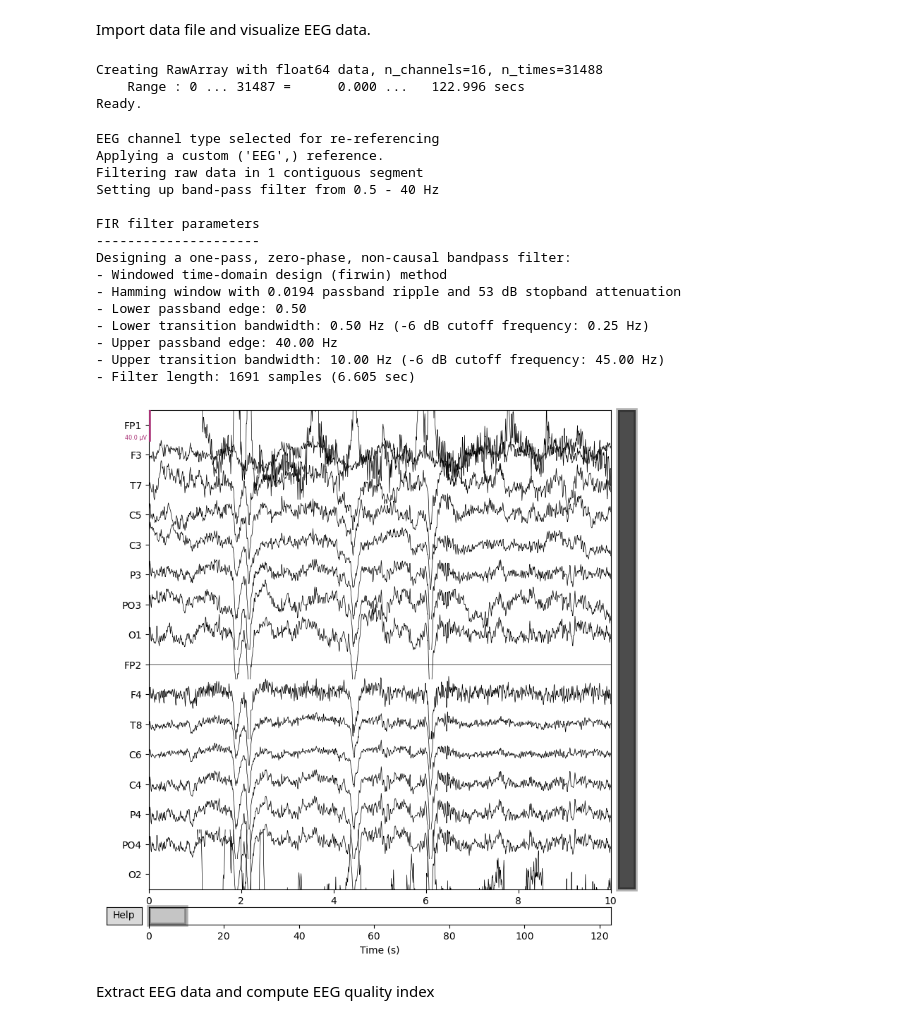
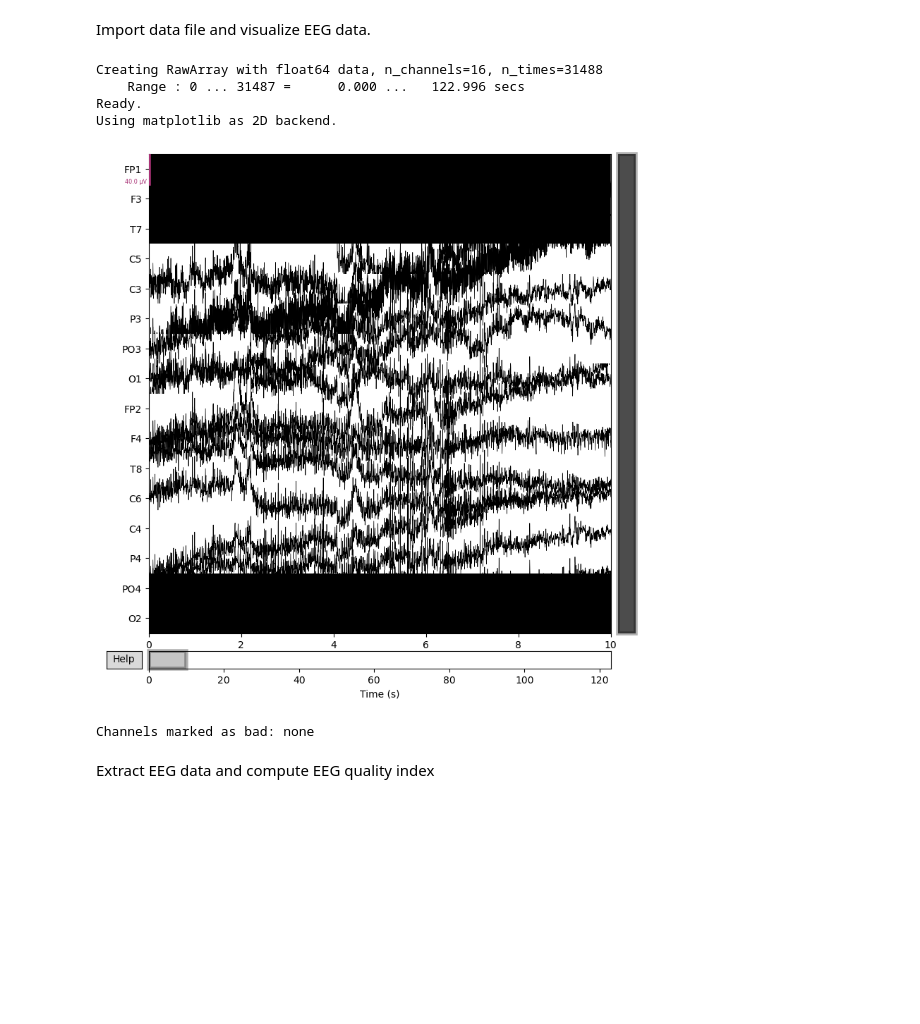
Before and after one commit to danielcomaduran/EEG_quality_index, a Jupyter notebook: Notebooks/06-Eli-EEG-gel-data.ipynb, the cells around one changed output. Cells and saved outputs as stored; diff of their text form; code cells hidden in the pictures; blank space fills up the shorter version.

```diff
--- a/Notebooks/06-Eli-EEG-gel-data.ipynb
+++ b/Notebooks/06-Eli-EEG-gel-data.ipynb
@@ -31,40 +31,14 @@ Import data file and visualize EEG data.
 # %%
 eeg_file = r'..\\Data\\Data_Edmonton_Gels_Sept2024\\sub-P001\\ses-S001\\eeg\\sub-P001_ses-S001_task-eyes_open_tension_run-001_eeg.xdf'
 mne_data = import_data.xdf_to_mne(eeg_file)
 mne_data.plot()
-channel_names = mne_data.ch_names
 # %% [output]
 Creating RawArray with float64 data, n_channels=16, n_times=31488
     Range : 0 ... 31487 =      0.000 ...   122.996 secs
 Ready.
+Using matplotlib as 2D backend.
+[figure, added]
+Channels marked as bad: none
-# %%
-#Rereference the EEG to FP2, as that was where the reference was placed
-mne_data.set_eeg_reference(ref_channels=['FP2'])
-
-#Clean the data to have a clean epoch before the EEG quality index is calculated
-
-#bandpass
-mne_data.filter(l_freq=0.5, h_freq=40)
-
-#plot the data again with appropriate bounds
-mne_data.plot()
-# %% [output]
-EEG channel type selected for re-referencing
-Applying a custom ('EEG',) reference.
-Filtering raw data in 1 contiguous segment
-Setting up band-pass filter from 0.5 - 40 Hz
-
-FIR filter parameters
----------------------
-Designing a one-pass, zero-phase, non-causal bandpass filter:
-- Windowed time-domain design (firwin) method
-- Hamming window with 0.0194 passband ripple and 53 dB stopband attenuation
-- Lower passband edge: 0.50
-- Lower transition bandwidth: 0.50 Hz (-6 dB cutoff frequency: 0.25 Hz)
-- Upper passband edge: 40.00 Hz
-- Upper transition bandwidth: 10.00 Hz (-6 dB cutoff frequency: 45.00 Hz)
-- Filter length: 1691 samples (6.605 sec)
-[figure, removed]
 # %% [markdown]
 Extract EEG data and compute EEG quality index
 # %%
```
Also changed, not shown: parts of 2 cells of this notebook.
